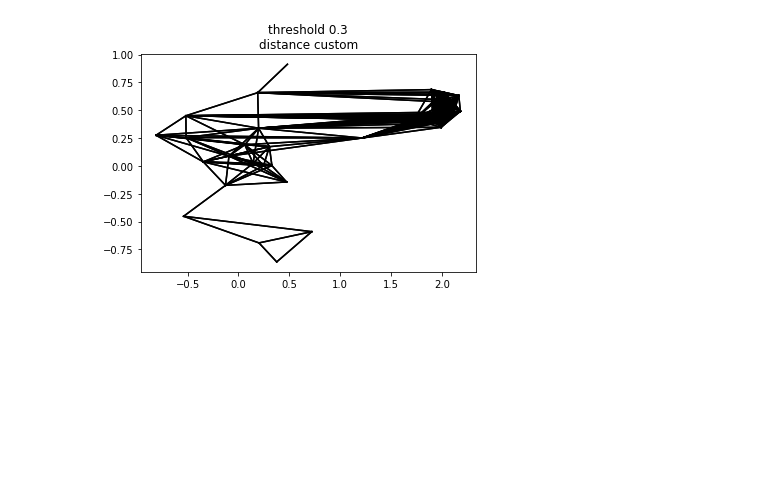
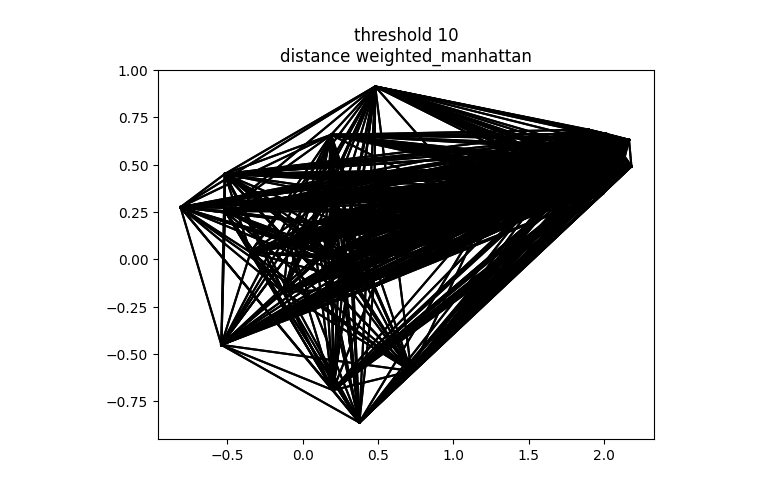
Before and after one commit to nlehir/MLII_Unsupervised_Learning_and_Agents, a Jupyter notebook: code/metrics/geometric_data/build_graphs_2.ipynb, the cells around one changed output. Drawn from its saved outputs; the diff is of its cells as text; code cells hidden in the pictures; blank space fills up the shorter version.

```diff
--- a/code/metrics/geometric_data/build_graphs_2.ipynb
+++ b/code/metrics/geometric_data/build_graphs_2.ipynb
@@ -24,33 +20,33 @@ def connectpoints(x, y, p1, p2):
 # %%
-threshold = 0.3
+threshold = 10
 # choice of the distance type
 distance_type = "infinie"
 distance_type = "manhattan"
-distance_type = "custom"
+distance_type = "weighted_manhattan"
 
 for (i, j) in [(i, j) for i in range(0, x.shape[0]) for j in range(0, x.shape[0])]:
     # we look points a and b
     x_a = x[i]
     y_a = y[i]
     x_b = x[j]
     y_b = y[j]
 
     # EDIT THE DISTANCES HERE
     if distance_type == "manhattan":
         distance = abs(x_a-x_b)+abs(y_a-y_b)
     elif distance_type == "infinie":
         distance = max(abs(x_a-x_b), abs(y_a-y_b))
-    elif distance_type == "custom":
+    elif distance_type == "weighted_manhattan":
         distance = 0.9*abs(x_a-x_b)+0.9*abs(y_a-y_b)
     if distance <= threshold:
         if i is not j:
             connectpoints(x, y, i, j)
 
 
 if distance_type == "infinie":
     plt.title(f"threshold {threshold}\ndistance "+r"$L_{\infty}$")
 else:
     plt.title(f"threshold {threshold}\ndistance {distance_type}")
 plt.show()
 # %% [output]
-[figure, old version]
+[figure, new version]
```
Also changed, not shown: parts of 1 cell of this notebook, 2 other files.
